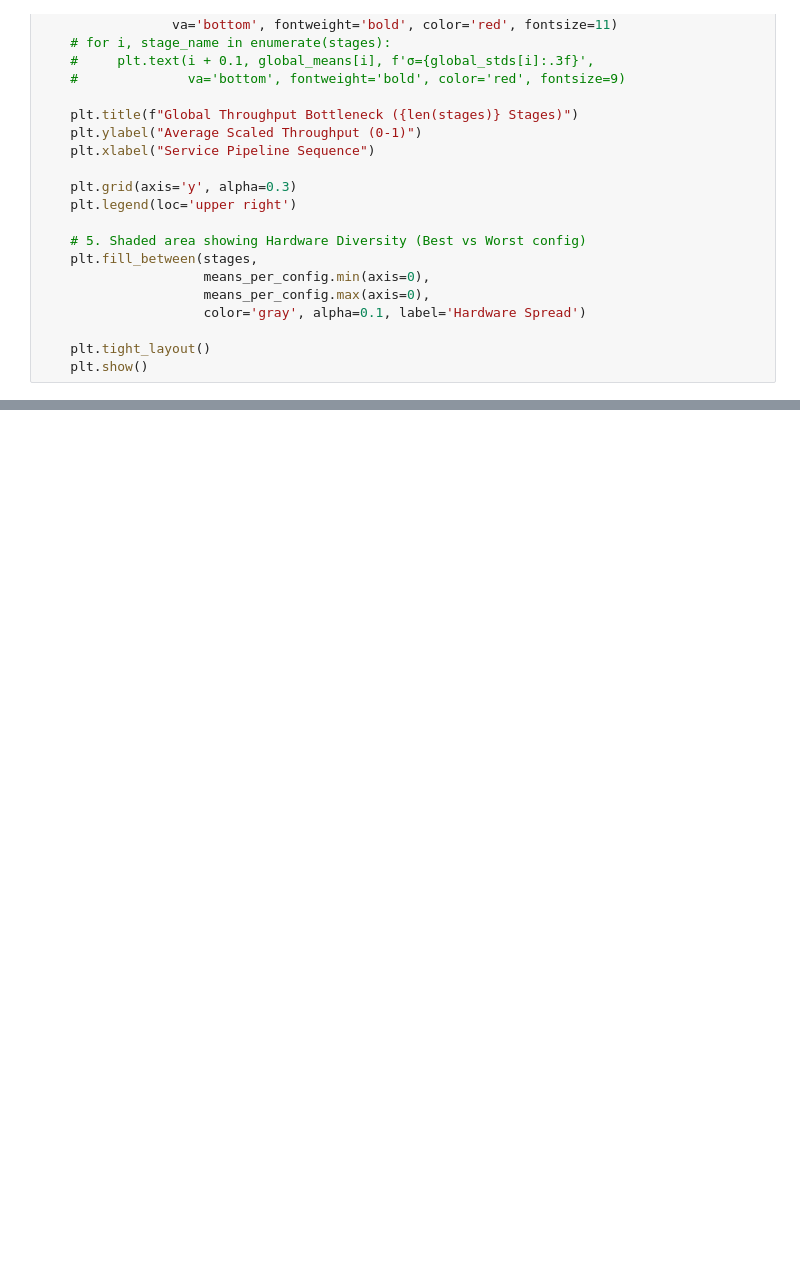
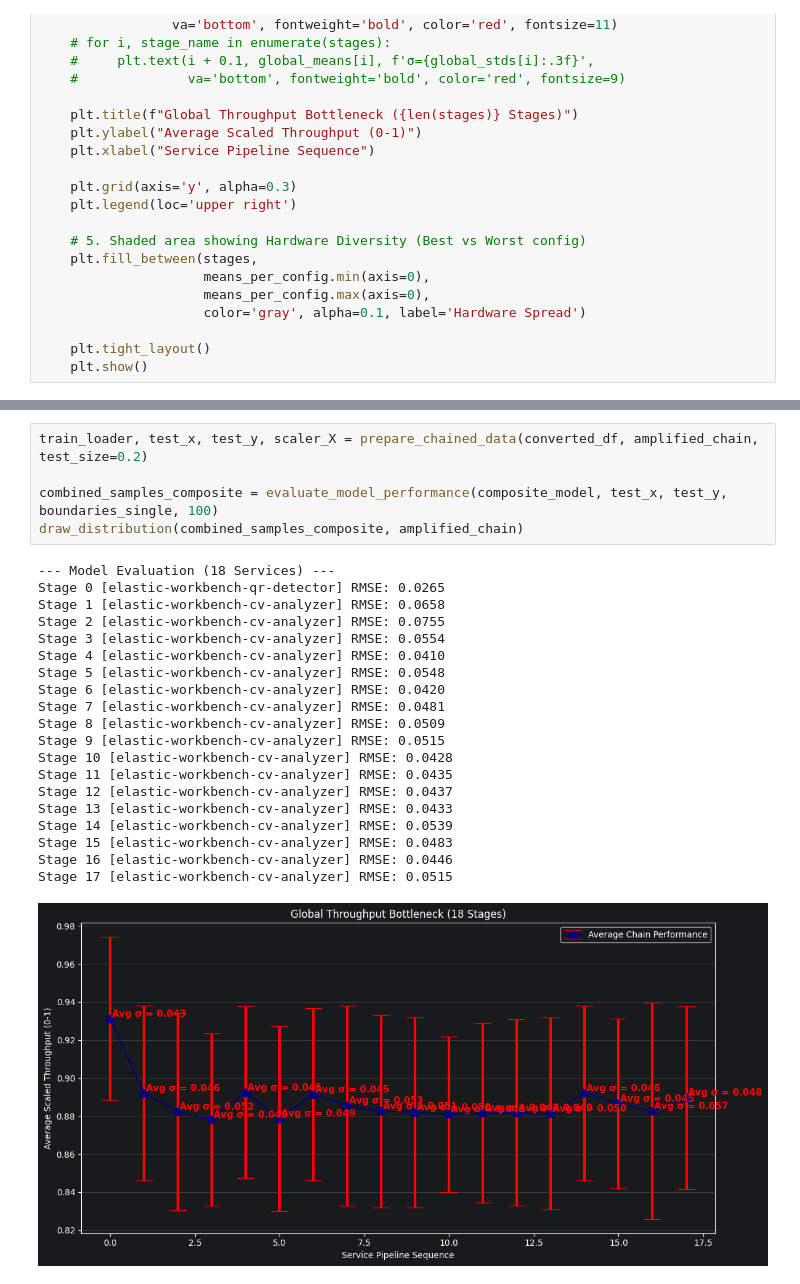
Before and after one commit to borissedlak/composable-autonomous-offerings, a Jupyter notebook: notebooks/create_deepGP_chunk_training.ipynb, the cells around one changed output, grey strips where cells are left out. Drawn from its saved outputs; the diff is of its cells as text; blank space fills up the shorter version.

```diff
--- a/notebooks/create_deepGP_chunk_training.ipynb
+++ b/notebooks/create_deepGP_chunk_training.ipynb
@@ -298,0 +367,26 @@ NameError: name 'combined_samples_single' is not defined
+# %%
+train_loader, test_x, test_y, scaler_X = prepare_chained_data(converted_df, amplified_chain, test_size=0.2)
+
+combined_samples_composite = evaluate_model_performance(composite_model, test_x, test_y, boundaries_single, 100)
+draw_distribution(combined_samples_composite, amplified_chain)
+# %% [output]
+--- Model Evaluation (18 Services) ---
+Stage 0 [elastic-workbench-qr-detector] RMSE: 0.0265
+Stage 1 [elastic-workbench-cv-analyzer] RMSE: 0.0658
+Stage 2 [elastic-workbench-cv-analyzer] RMSE: 0.0755
+Stage 3 [elastic-workbench-cv-analyzer] RMSE: 0.0554
+Stage 4 [elastic-workbench-cv-analyzer] RMSE: 0.0410
+Stage 5 [elastic-workbench-cv-analyzer] RMSE: 0.0548
+Stage 6 [elastic-workbench-cv-analyzer] RMSE: 0.0420
+Stage 7 [elastic-workbench-cv-analyzer] RMSE: 0.0481
+Stage 8 [elastic-workbench-cv-analyzer] RMSE: 0.0509
+Stage 9 [elastic-workbench-cv-analyzer] RMSE: 0.0515
+Stage 10 [elastic-workbench-cv-analyzer] RMSE: 0.0428
+Stage 11 [elastic-workbench-cv-analyzer] RMSE: 0.0435
+Stage 12 [elastic-workbench-cv-analyzer] RMSE: 0.0437
+Stage 13 [elastic-workbench-cv-analyzer] RMSE: 0.0433
+Stage 14 [elastic-workbench-cv-analyzer] RMSE: 0.0539
+Stage 15 [elastic-workbench-cv-analyzer] RMSE: 0.0483
+Stage 16 [elastic-workbench-cv-analyzer] RMSE: 0.0446
+Stage 17 [elastic-workbench-cv-analyzer] RMSE: 0.0515
+[figure, added]
```
Also changed, not shown: parts of 10 cells of this notebook, 3 other files.
